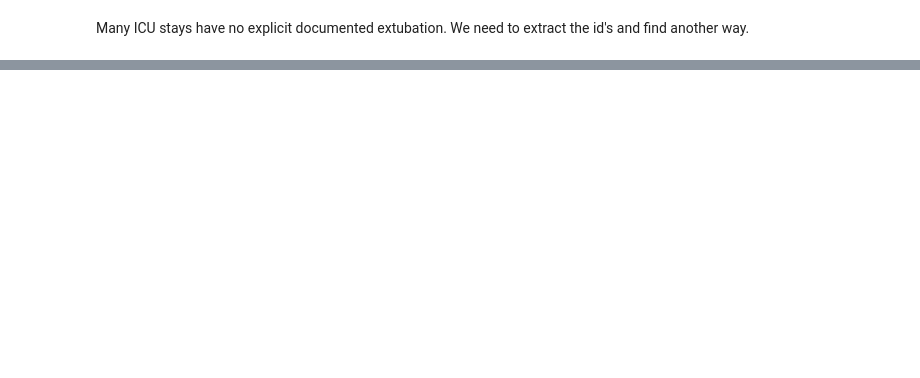
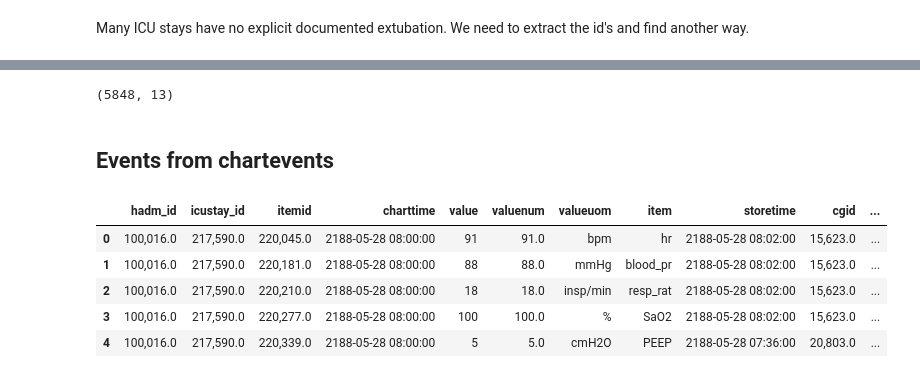
Before and after one commit to m-kno/mimic3, a Jupyter notebook: MIMIC_EDA.ipynb, the cells around one changed output, grey strips where cells are left out. Cells and saved outputs as stored; diff of their text form; code cells hidden in the pictures; blank space fills up the shorter version.

```diff
--- a/MIMIC_EDA.ipynb
+++ b/MIMIC_EDA.ipynb
@@ -246,0 +320,4 @@ conn.close()
+# %%
+df_goal.shape
+# %% [output]
+(5848, 13)
@@ -246,0 +326,14 @@ conn.close()
+# %% [markdown]
+## Events from chartevents
+# %%
+sql = """select * from chartev_values"""
+df1 = pd.read_sql(sql, conn)
+# %%
+df1.head()
+# %% [output]
+|  | hadm_id | icustay_id | itemid | charttime | value | valuenum | valueuom | item | storetime | cgid | ... |
+| 0 | 100,016.0 | 217,590.0 | 220,045.0 | 2188-05-28 08:00:00 | 91 | 91.0 | bpm | hr | 2188-05-28 08:02:00 | 15,623.0 | ... |
+| 1 | 100,016.0 | 217,590.0 | 220,181.0 | 2188-05-28 08:00:00 | 88 | 88.0 | mmHg | blood_pr | 2188-05-28 08:02:00 | 15,623.0 | ... |
+| 2 | 100,016.0 | 217,590.0 | 220,210.0 | 2188-05-28 08:00:00 | 18 | 18.0 | insp/min | resp_rat | 2188-05-28 08:02:00 | 15,623.0 | ... |
+| 3 | 100,016.0 | 217,590.0 | 220,277.0 | 2188-05-28 08:00:00 | 100 | 100.0 | % | SaO2 | 2188-05-28 08:02:00 | 15,623.0 | ... |
+| 4 | 100,016.0 | 217,590.0 | 220,339.0 | 2188-05-28 08:00:00 | 5 | 5.0 | cmH2O | PEEP | 2188-05-28 07:36:00 | 20,803.0 | ... |
```
Also changed, not shown: parts of 97 cells of this notebook, 17 other files.
